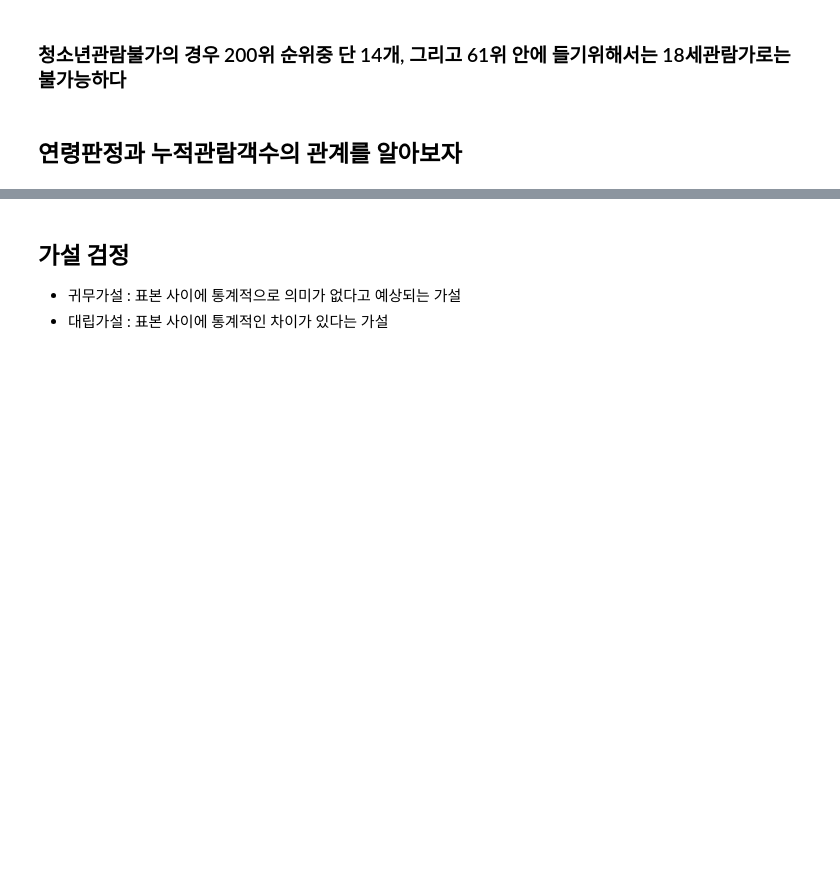
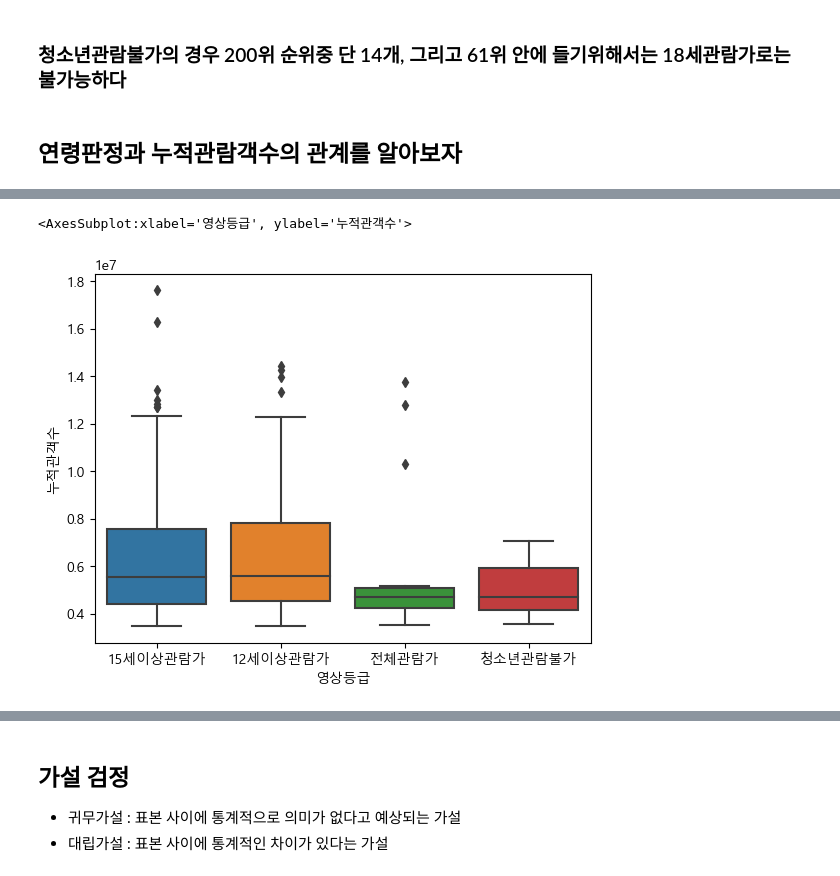
Before and after one commit to zarnits/10M_Movie, a Jupyter notebook: analysis/8__Audi by agegrade__tak.ipynb, the cells around one changed output, grey strips where cells are left out. Drawn from its saved outputs; the diff is of its cells as text; code cells hidden in the pictures; blank space fills up the shorter version.

```diff
--- a/analysis/8__Audi by agegrade__tak.ipynb
+++ b/analysis/8__Audi by agegrade__tak.ipynb
@@ -163,0 +244,7 @@ sample2[sample2["영상등급"] == "청소년관람불가"]
+# %%
+import seaborn as sns
+
+sns.boxplot(x='영상등급', y='누적관객수', data=sample2)
+# %% [output]
+<AxesSubplot:xlabel='영상등급', ylabel='누적관객수'>
+[figure, added]
```
Also changed, not shown: parts of 26 cells of this notebook.
